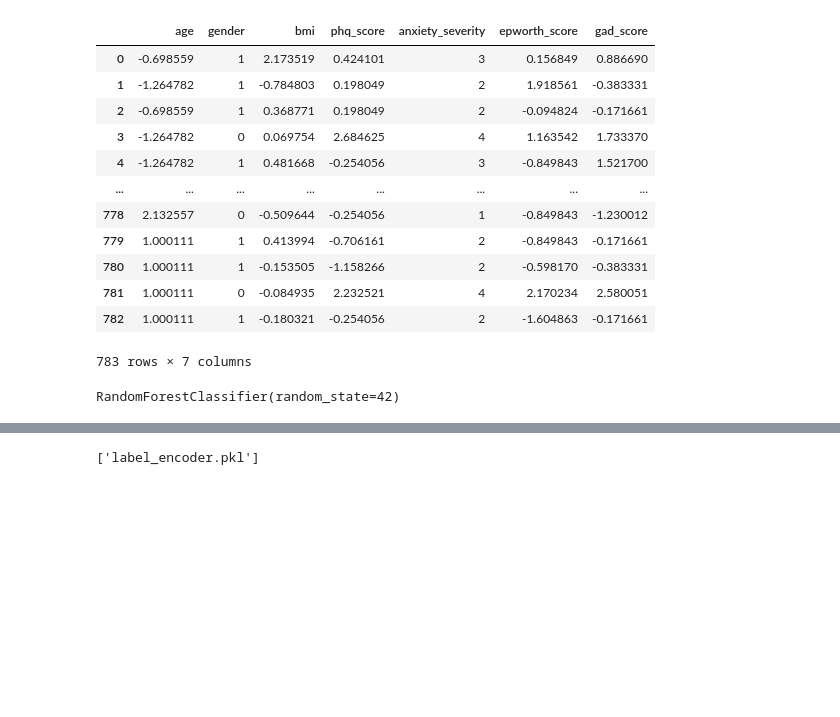
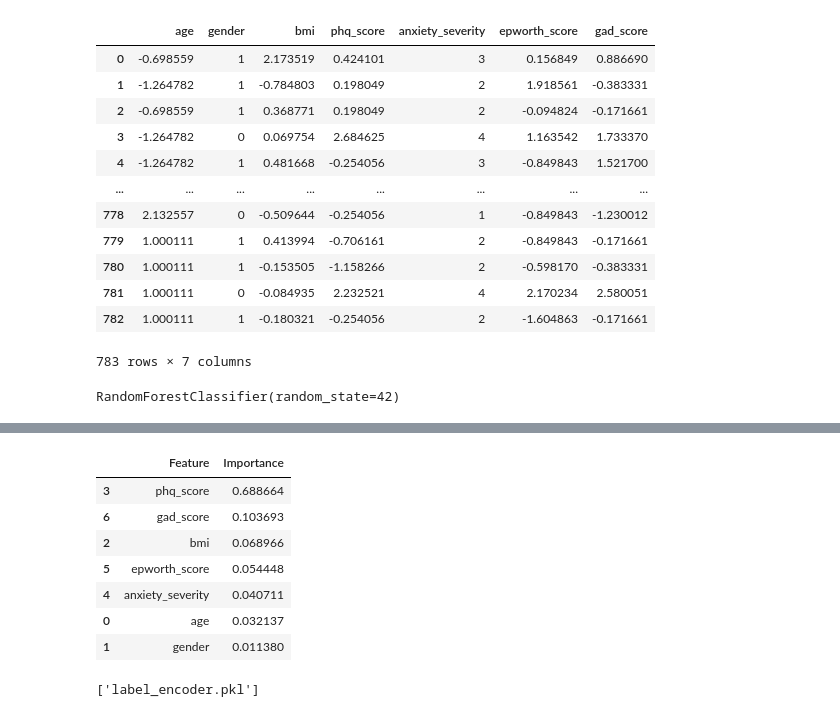
Before and after one commit to JuliusR8ll/Arogo, a Jupyter notebook: metal_health_model.ipynb, the cells around one changed output, grey strips where cells are left out. Cells and saved outputs as stored; diff of their text form; code cells hidden in the pictures; blank space fills up the shorter version.

```diff
--- a/metal_health_model.ipynb
+++ b/metal_health_model.ipynb
@@ -140,3 +148,15 @@ weighted avg       0.99      0.99      0.99       157
+# %%
+feature_importance_df = feature_importance_df.sort_values(by='Importance', ascending=False)
+feature_importance_df
+# %% [output]
+|  | Feature | Importance |
+| 3 | phq_score | 0.688664 |
+| 6 | gad_score | 0.103693 |
+| 2 | bmi | 0.068966 |
+| 5 | epworth_score | 0.054448 |
+| 4 | anxiety_severity | 0.040711 |
+| 0 | age | 0.032137 |
+| 1 | gender | 0.011380 |
 # %%
 import joblib
 
```
Also changed, not shown: parts of 12 cells of this notebook, 5 other files.
